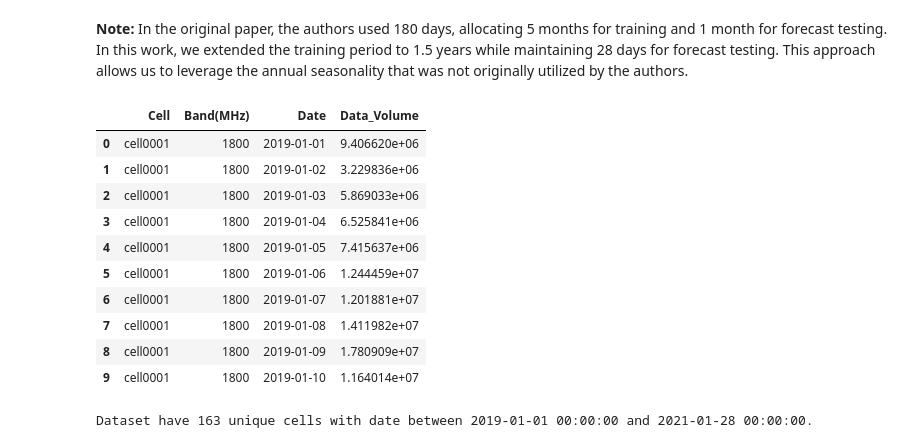
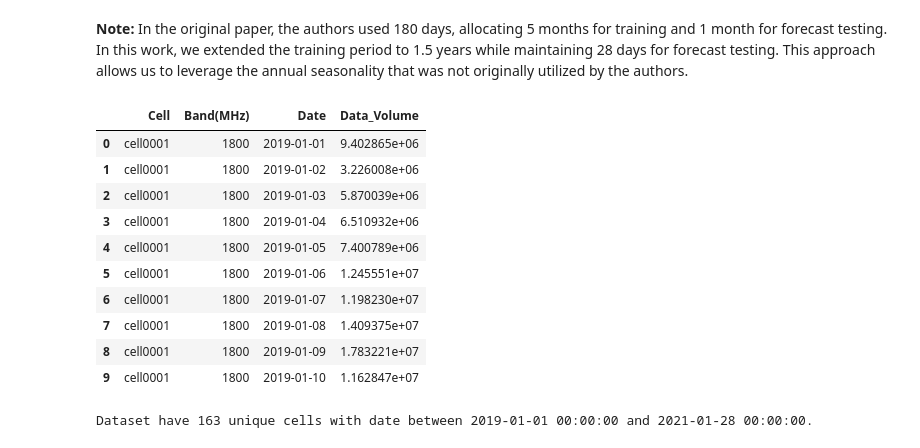
Before and after one commit to rdemarqui/traffic_prediction_and_congestion, a Jupyter notebook: LTE_Cell_Traffic_Grow_and_Congestion_Forecasting.ipynb, the cells around one changed output. Drawn from its saved outputs; the diff is of its cells as text; code cells hidden in the pictures.

```diff
--- a/LTE_Cell_Traffic_Grow_and_Congestion_Forecasting.ipynb
+++ b/LTE_Cell_Traffic_Grow_and_Congestion_Forecasting.ipynb
@@ -67,22 +67,27 @@ def timeseries_evaluation_metrics_func(y_true, y_pred):
 ### Getting Data
 # %% [markdown]
 **Note:** In the original paper, the authors used 180 days, allocating 5 months for training and 1 month for forecast testing. In this work, we extended the training period to 1.5 years while maintaining 28 days for forecast testing. This approach allows us to leverage the annual seasonality that was not originally utilized by the authors.
+# %%
+# Download data
+current_dir = os.getcwd()
+!wget -q https://github.com/rdemarqui/traffic_prediction_and_congestion/raw/main/datasets/df_daily_sample.csv
+!wget -q https://github.com/rdemarqui/traffic_prediction_and_congestion/raw/main/datasets/df_hourly_sample.csv
 # %%
 # Opening daily cell data
-daily_traffic = pd.read_csv('datasets\df_daily.csv', sep=';')
+daily_traffic = pd.read_csv(os.path.join(current_dir, 'df_daily_sample.csv'), sep=';')
 daily_traffic.head(10)
 # %% [output]
 |  | Cell | Band(MHz) | Date | Data_Volume |
-| 0 | cell0001 | 1800 | 2019-01-01 | 9.406620e+06 |
-| 1 | cell0001 | 1800 | 2019-01-02 | 3.229836e+06 |
-| 2 | cell0001 | 1800 | 2019-01-03 | 5.869033e+06 |
-| 3 | cell0001 | 1800 | 2019-01-04 | 6.525841e+06 |
-| 4 | cell0001 | 1800 | 2019-01-05 | 7.415637e+06 |
-| 5 | cell0001 | 1800 | 2019-01-06 | 1.244459e+07 |
-| 6 | cell0001 | 1800 | 2019-01-07 | 1.201881e+07 |
-| 7 | cell0001 | 1800 | 2019-01-08 | 1.411982e+07 |
-| 8 | cell0001 | 1800 | 2019-01-09 | 1.780909e+07 |
-| 9 | cell0001 | 1800 | 2019-01-10 | 1.164014e+07 |
+| 0 | cell0001 | 1800 | 2019-01-01 | 9.402865e+06 |
+| 1 | cell0001 | 1800 | 2019-01-02 | 3.226008e+06 |
+| 2 | cell0001 | 1800 | 2019-01-03 | 5.870039e+06 |
+| 3 | cell0001 | 1800 | 2019-01-04 | 6.510932e+06 |
+| 4 | cell0001 | 1800 | 2019-01-05 | 7.400789e+06 |
+| 5 | cell0001 | 1800 | 2019-01-06 | 1.245551e+07 |
+| 6 | cell0001 | 1800 | 2019-01-07 | 1.198230e+07 |
+| 7 | cell0001 | 1800 | 2019-01-08 | 1.409375e+07 |
+| 8 | cell0001 | 1800 | 2019-01-09 | 1.783221e+07 |
+| 9 | cell0001 | 1800 | 2019-01-10 | 1.162847e+07 |
 # %%
 # Renaming columns for Prophet standard, where ds its the date
 # and y it's a target variable Data_Volume
```
Also changed, not shown: parts of 2 cells of this notebook.
